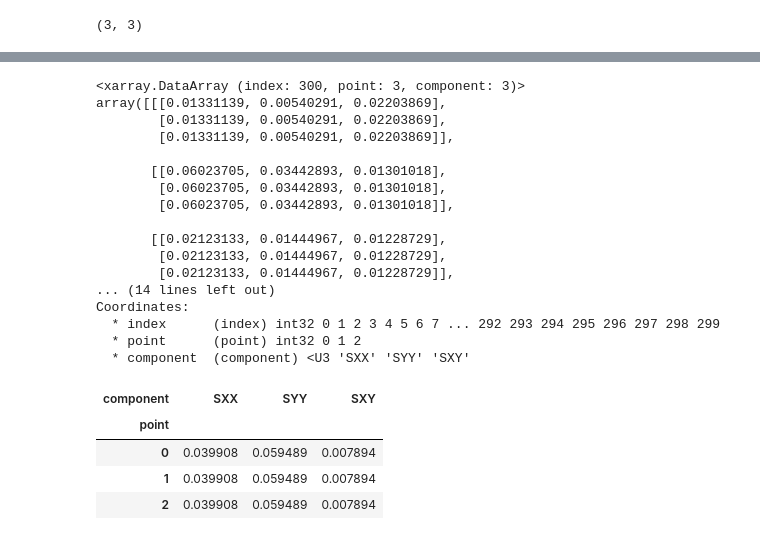
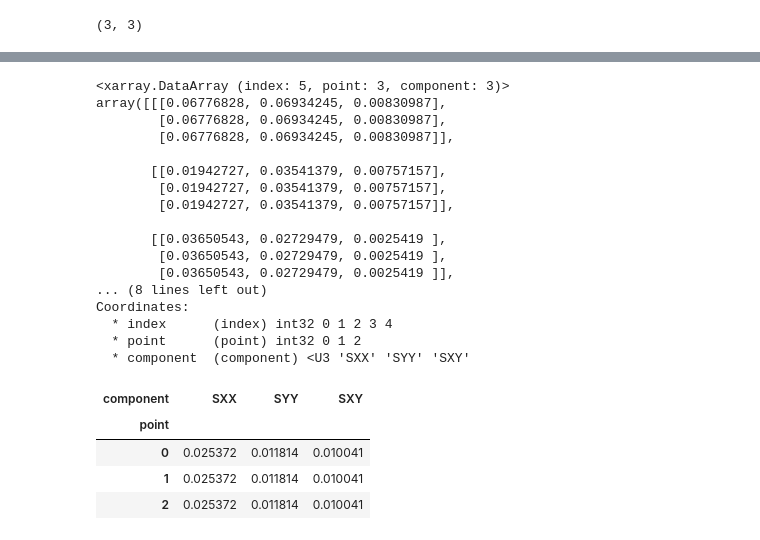
Before and after one commit to sigma-epsilon/sigmaepsilon.solid.material, a Jupyter notebook: docs/source/notebooks/membrane.ipynb, the cells around one changed output, grey strips where cells are left out. Drawn from its saved outputs; the diff is of its cells as text; code cells hidden in the pictures.

```diff
--- a/docs/source/notebooks/membrane.ipynb
+++ b/docs/source/notebooks/membrane.ipynb
@@ -92,34 +92,34 @@ fig.subplots_adjust(top=0.80)
 # %%
-strains = 2 * np.random.rand(300, 3) / 100000  # random data
+strains = 2 * np.random.rand(5, 3) / 100000  # random data
 z = np.array([-1.0, 0.0, 1.0])
 stresses = section.calculate_stresses(strains=strains, z=z)
 stresses
 # %% [output]
-<xarray.DataArray (index: 300, point: 3, component: 3)>
-array([[[0.01331139, 0.00540291, 0.02203869],
-        [0.01331139, 0.00540291, 0.02203869],
-        [0.01331139, 0.00540291, 0.02203869]],
+<xarray.DataArray (index: 5, point: 3, component: 3)>
+array([[[0.06776828, 0.06934245, 0.00830987],
+        [0.06776828, 0.06934245, 0.00830987],
+        [0.06776828, 0.06934245, 0.00830987]],
 
-       [[0.06023705, 0.03442893, 0.01301018],
-        [0.06023705, 0.03442893, 0.01301018],
-        [0.06023705, 0.03442893, 0.01301018]],
+       [[0.01942727, 0.03541379, 0.00757157],
+        [0.01942727, 0.03541379, 0.00757157],
+        [0.01942727, 0.03541379, 0.00757157]],
 
-       [[0.02123133, 0.01444967, 0.01228729],
-        [0.02123133, 0.01444967, 0.01228729],
-        [0.02123133, 0.01444967, 0.01228729]],
-... (14 lines left out)
+       [[0.03650543, 0.02729479, 0.0025419 ],
+        [0.03650543, 0.02729479, 0.0025419 ],
+        [0.03650543, 0.02729479, 0.0025419 ]],
+... (8 lines left out)
 Coordinates:
-  * index      (index) int32 0 1 2 3 4 5 6 7 ... 292 293 294 295 296 297 298 299
+  * index      (index) int32 0 1 2 3 4
   * point      (point) int32 0 1 2
   * component  (component) <U3 'SXX' 'SYY' 'SXY'
 # %%
-stresses.sel(index = 80).to_pandas()
+stresses.sel(index = 3).to_pandas()
 # %% [output]
 | component | SXX | SYY | SXY |
 | point |  |  |  |
-| 0 | 0.039908 | 0.059489 | 0.007894 |
-| 1 | 0.039908 | 0.059489 | 0.007894 |
-| 2 | 0.039908 | 0.059489 | 0.007894 |
+| 0 | 0.025372 | 0.011814 | 0.010041 |
+| 1 | 0.025372 | 0.011814 | 0.010041 |
+| 2 | 0.025372 | 0.011814 | 0.010041 |
 # %%
 stresses.sel(component = "SXX").to_pandas()
 # %% [output]
```
Also changed, not shown: parts of 13 cells of this notebook, 16 other files.
